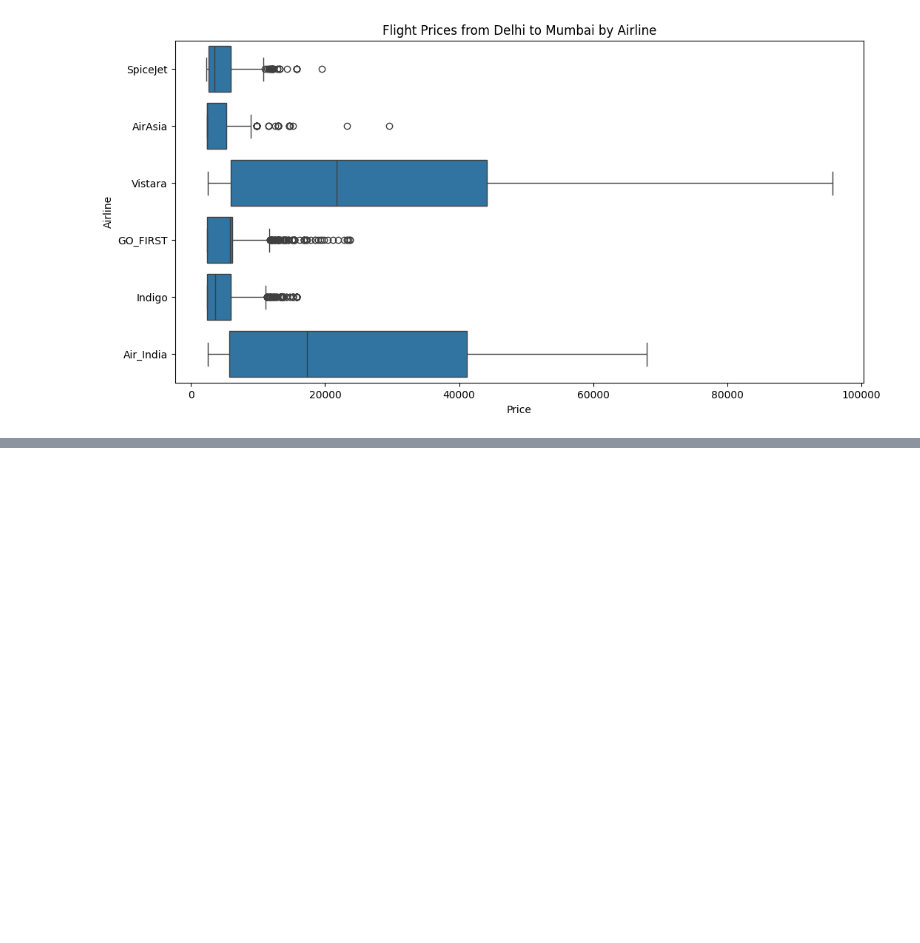
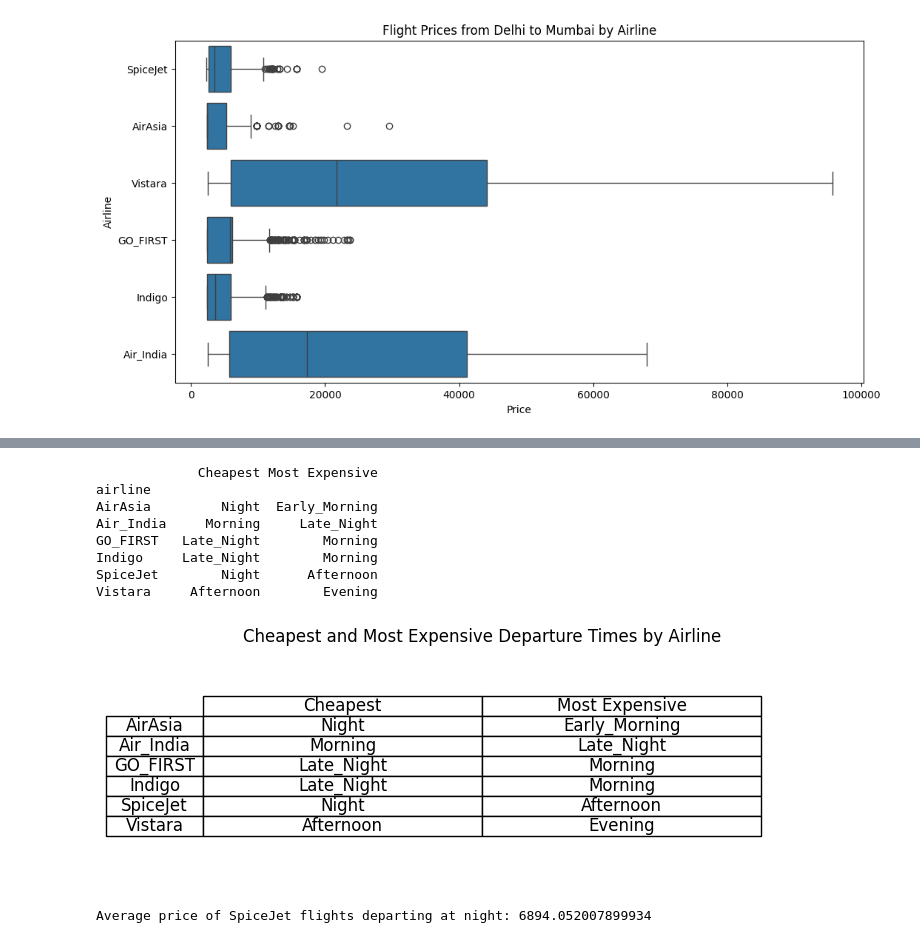
Before and after one commit to build-summer-2025/async-final-project-purple-Eric, a Jupyter notebook: final_project_example.ipynb, the cells around one changed output, grey strips where cells are left out. Drawn from its saved outputs; the diff is of its cells as text; code cells hidden in the pictures; blank space fills up the shorter version.

```diff
--- a/final_project_example.ipynb
+++ b/final_project_example.ipynb
@@ -129,0 +155,50 @@ indigo_sorted
+# %%
+avg_price_pivot = avg_price_pivot.T
+summary = pd.DataFrame({
+    'Cheapest': avg_price_pivot.idxmin(axis=1),
+    'Most Expensive': avg_price_pivot.idxmax(axis=1)
+})
+print(summary)
+
+fig, ax = plt.subplots(figsize=(6,3))
+ax.axis('off')  # hide axes
+
+# Create table
+tbl = ax.table(
+    cellText=summary.values,
+    rowLabels=summary.index,
+    colLabels=summary.columns,
+    cellLoc='center',
+    rowLoc='center',
+    loc='center'
+)
+
+tbl.auto_set_font_size(False)
+tbl.set_fontsize(12)
+tbl.scale(1.2, 1.2)
+
+plt.title("Cheapest and Most Expensive Departure Times by Airline")
+plt.show()
+# %% [output]
+             Cheapest Most Expensive
+airline
+AirAsia         Night  Early_Morning
+Air_India     Morning     Late_Night
+GO_FIRST   Late_Night        Morning
+Indigo     Late_Night        Morning
+SpiceJet        Night      Afternoon
+Vistara     Afternoon        Evening
+[figure, added]
+# %%
+# Filter the DataFrame for SpiceJet flights departing at night
+spicejet_night = airlines_flights_df[
+    (airlines_flights_df['airline'] == 'SpiceJet') &
+    (airlines_flights_df['departure_time'] == 'Morning')  # or however your category is named
+]
+
+# Calculate the average price
+average_price = spicejet_night['price'].mean()
+
+print("Average price of SpiceJet flights departing at night:", average_price)
+# %% [output]
+Average price of SpiceJet flights departing at night: 6894.052007899934
```
Also changed, not shown: parts of 3 cells of this notebook, 3 other files.
